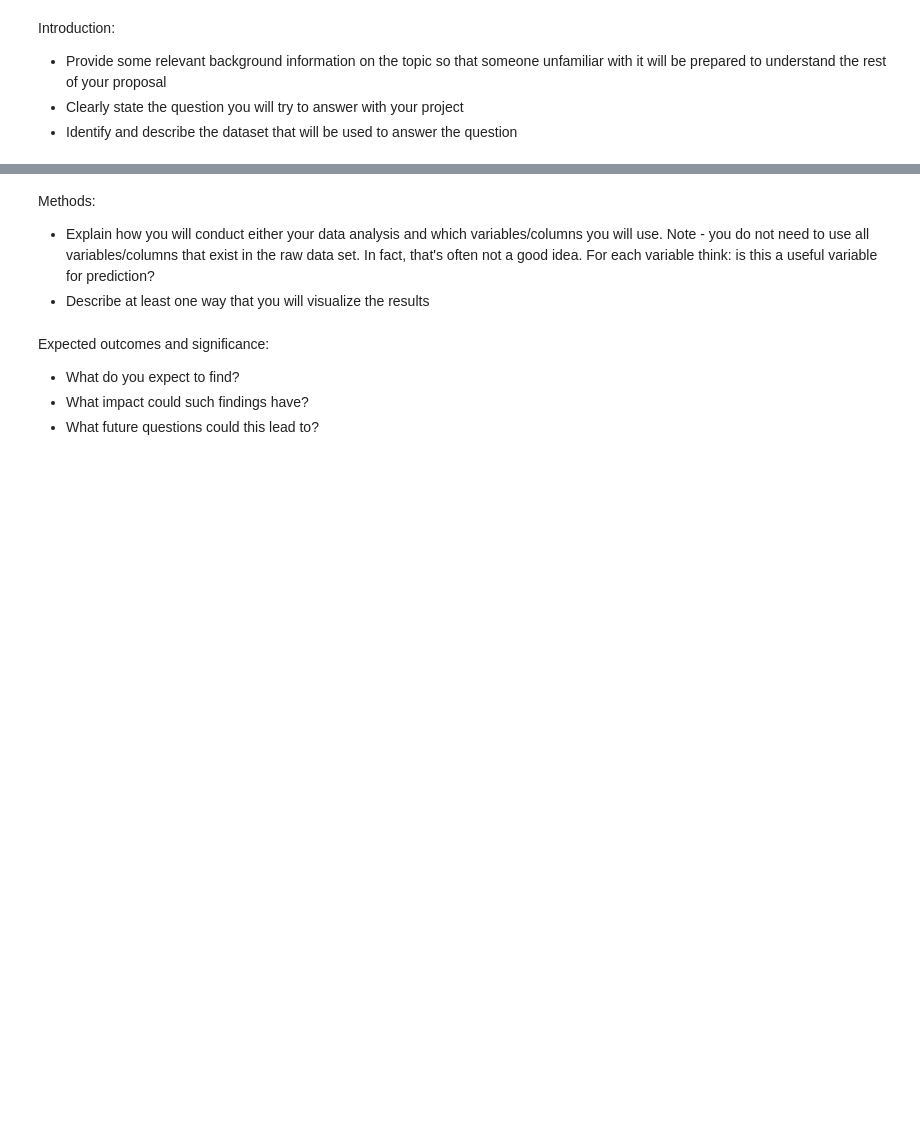
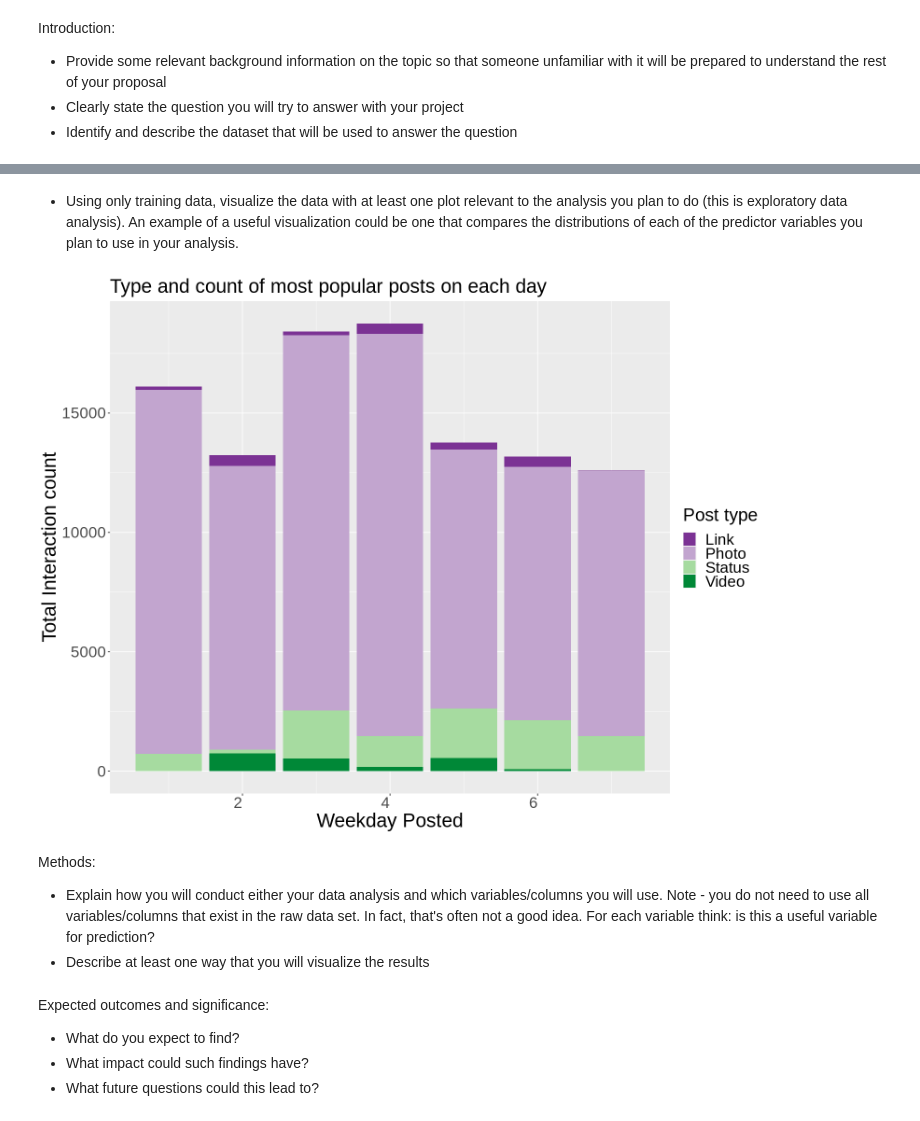
Before and after one commit to L-amat/project_proposal, a Jupyter notebook: eda.ipynb, the cells around one changed output, grey strips where cells are left out. Drawn from its saved outputs; the diff is of its cells as text; code cells hidden in the pictures; blank space fills up the shorter version.

Commit message:
Updated EDA + visualization

```diff
--- a/eda.ipynb
+++ b/eda.ipynb
@@ -33,0 +39,17 @@ Introduction:
+# %%
+activity_url <- "https://archive.ics.uci.edu/ml/machine-learning-databases/00368/Facebook_metrics.zip"       #reading the data from the web
+temp <- tempfile()
+download.file(activity_url, temp)
+unzip(temp, "dataset_Facebook.csv")
+
+fb_data <- read_delim("dataset_Facebook.csv", ";") %>%
+    mutate(Type = as.factor(Type))
+unlink(temp)
+
+colnames(fb_data) <- make.names(colnames(fb_data))                          #tidying data
+fb_data <- fb_data %>%
+#      filter(Total.Interactions > 500) %>%                                 #Use pages with >1000 interactions
+    select(Type,
+          Post.Weekday,
+          Total.Interactions)
+head(fb_data)
@@ -40,3 +113,28 @@ Preliminary exploratory data analysis:
+# %% [markdown]
+- Using only training data, visualize the data with at least one plot relevant to the analysis you plan to do (this is exploratory data analysis). An example of a useful visualization could be one that compares the distributions of each of the predictor variables you plan to use in your analysis.
+# %%
+options(repr.plot.height = 10, repr.plot.width = 13)
+
+most_interactions <- fb_data %>%                                      #plot of interactions and post type vs day
+    arrange(desc(Post.Weekday)) %>%
+    ggplot(aes(x = Post.Weekday,
+                 y = Total.Interactions,
+                 fill = Type)) +
+    geom_bar(stat = "identity") +                                     #graph titles
+    xlab("Weekday Posted") +
+    ylab("Total Interaction count") +
+    labs(fill = "Post type") +
+    ggtitle("Type and count of most popular posts on each day") +
+    theme(axis.text = element_text(size = 20,                         #font sizes
+                                    hjust = 1),
+         plot.title = element_text(size = 25),
+         axis.title = element_text(size = 25),
+         legend.text = element_text(size = 20),
+         legend.title = element_text(size = 23)) +
+            scale_fill_brewer(palette = 'PRGn')
+most_interactions
+# %% [output]
+[figure, added]
 # %% [markdown]
 Methods:
 - Explain how you will conduct either your data analysis and which variables/columns you will use. Note - you do not need to use all variables/columns that exist in the raw data set. In fact, that's often not a good idea. For each variable think: is this a useful variable for prediction?
```
Also changed, not shown: parts of 6 cells of this notebook.
